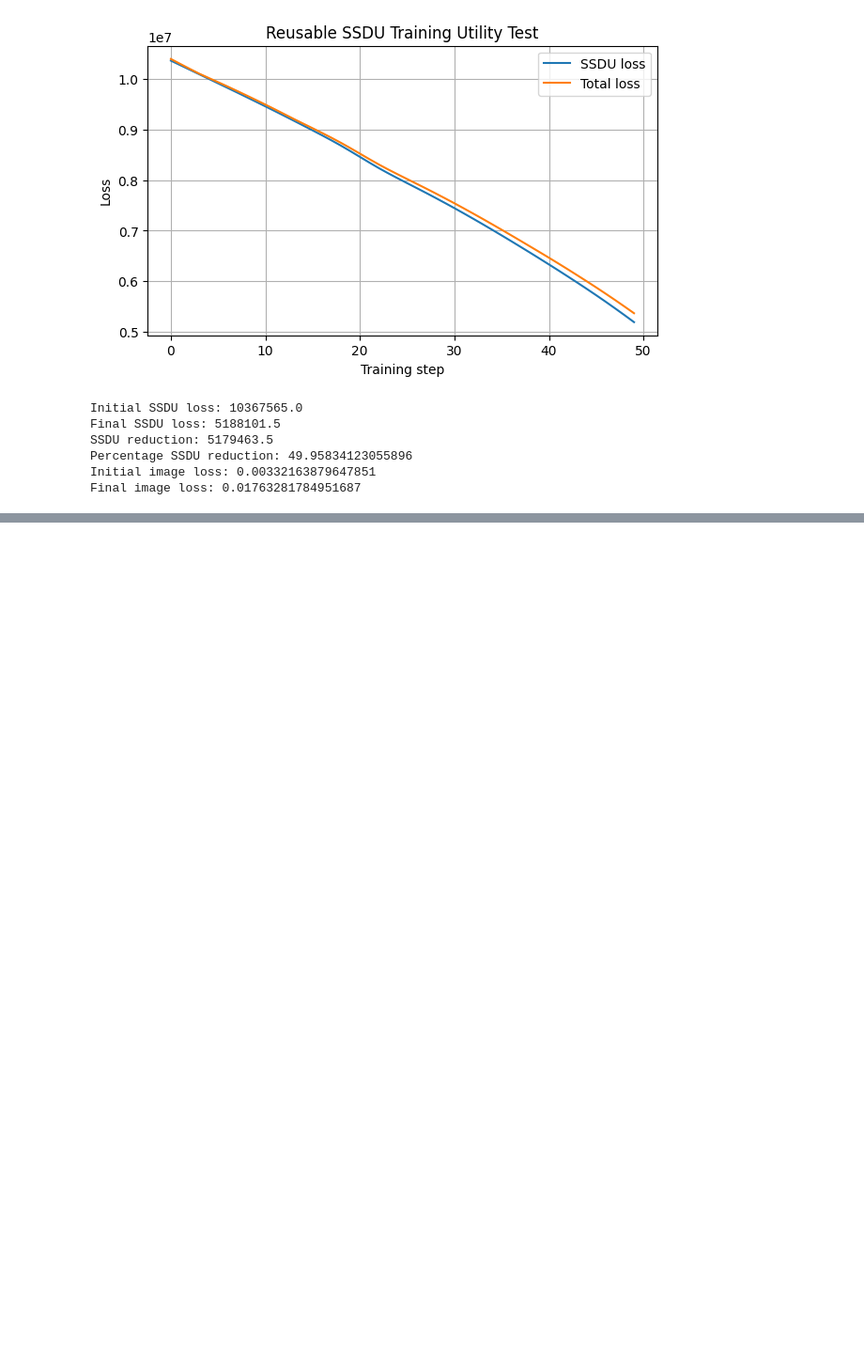
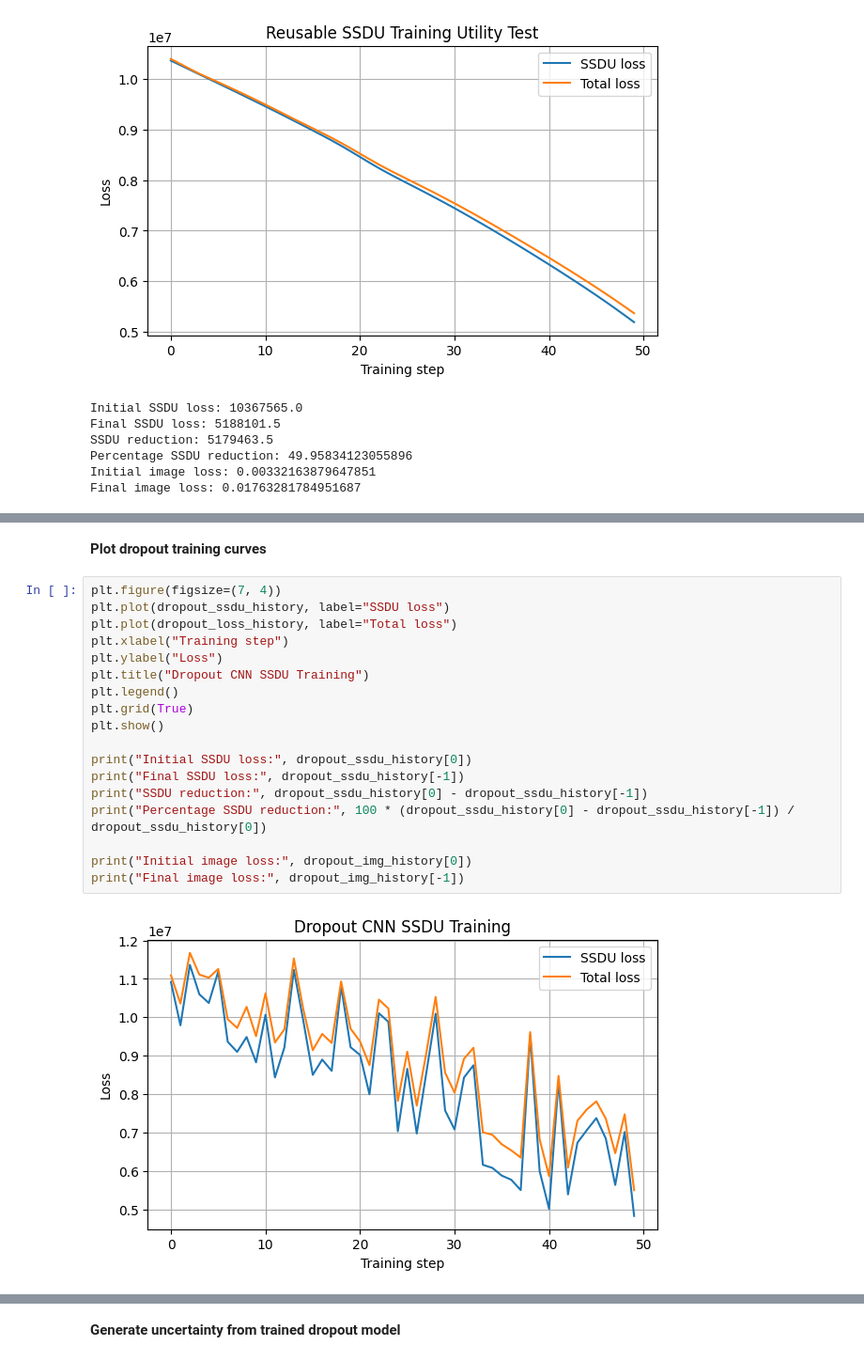
Before and after one commit to SILAS-RANSFORD-OSEI/reliability-aware-ssdu-mri, a Jupyter notebook: notebooks/02_ssdu_reconstruction_baseline.ipynb, the cells around one changed output, grey strips where cells are left out. Shown at 94% size. Drawn from its saved outputs; the diff is of its cells as text; blank space fills up the shorter version.

```diff
--- a/notebooks/02_ssdu_reconstruction_baseline.ipynb
+++ b/notebooks/02_ssdu_reconstruction_baseline.ipynb
@@ -634,0 +815,22 @@ Final image loss: 0.01763281784951687
+# %% [markdown]
+**Plot dropout training curves**
+# %%
+plt.figure(figsize=(7, 4))
+plt.plot(dropout_ssdu_history, label="SSDU loss")
+plt.plot(dropout_loss_history, label="Total loss")
+plt.xlabel("Training step")
+plt.ylabel("Loss")
+plt.title("Dropout CNN SSDU Training")
+plt.legend()
+plt.grid(True)
+plt.show()
+
+print("Initial SSDU loss:", dropout_ssdu_history[0])
+print("Final SSDU loss:", dropout_ssdu_history[-1])
+print("SSDU reduction:", dropout_ssdu_history[0] - dropout_ssdu_history[-1])
+print("Percentage SSDU reduction:", 100 * (dropout_ssdu_history[0] - dropout_ssdu_history[-1]) / dropout_ssdu_history[0])
+
+print("Initial image loss:", dropout_img_history[0])
+print("Final image loss:", dropout_img_history[-1])
+# %% [output]
+[figure, added]
@@ -634,0 +843,2 @@ Final image loss: 0.01763281784951687
+# %% [markdown]
+**Generate uncertainty from trained dropout model**
```
Also changed, not shown: parts of 20 cells of this notebook.
